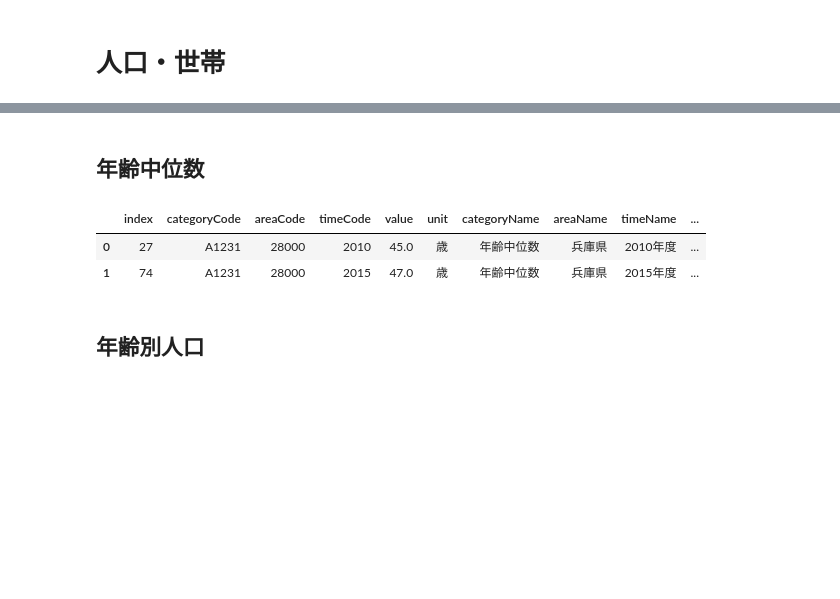
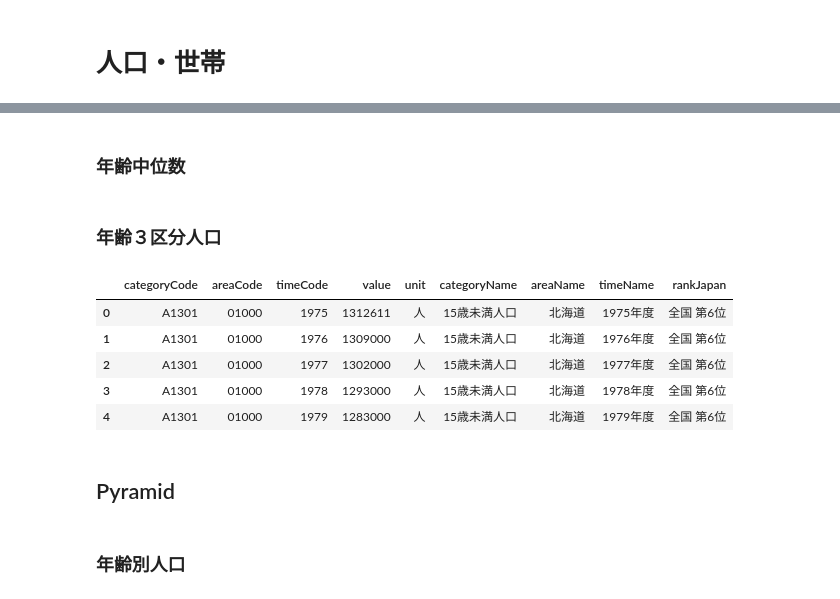
Before and after one commit to dicechick373/google-colab, a Jupyter notebook: 02_estat/10_都道府県データ作成.ipynb, the cells around one changed output, grey strips where cells are left out. Cells and saved outputs as stored; diff of their text form; code cells hidden in the pictures; blank space fills up the shorter version.

```diff
--- a/02_estat/10_都道府県データ作成.ipynb
+++ b/02_estat/10_都道府県データ作成.ipynb
@@ -154,5 +182,5 @@ save_json(card)
 # %% [markdown]
-## 年齢中位数
+### 年齢中位数
 # %%
 card = {
     'cardId': 'median-age',
@@ -160,8 +188,4 @@ card = {
         { '年齢中位数' : '0000010101_A1231' },
     ]
 }
-save_json(card)
+df = df_data(card)
-# %% [output]
-|  | index | categoryCode | areaCode | timeCode | value | unit | categoryName | areaName | timeName | ... |
-| 0 | 27 | A1231 | 28000 | 2010 | 45.0 | 歳 | 年齢中位数 | 兵庫県 | 2010年度 | ... |
-| 1 | 74 | A1231 | 28000 | 2015 | 47.0 | 歳 | 年齢中位数 | 兵庫県 | 2015年度 | ... |
@@ -167,0 +194,21 @@ save_json(card)
+# %% [markdown]
+### 年齢３区分人口
+# %%
+card = {
+    'cardId': 'age-population',
+    'categories': [
+        { '15歳未満人口' : '0000010101_A1301' },
+        { '15～64歳人口' : '0000010101_A1302' },
+        { '65歳以上人口' : '0000010101_A1303' },
+    ]
+}
+
+df = df_data(card)
+df.head()
+# %% [output]
+|  | categoryCode | areaCode | timeCode | value | unit | categoryName | areaName | timeName | rankJapan |
+| 0 | A1301 | 01000 | 1975 | 1312611 | 人 | 15歳未満人口 | 北海道 | 1975年度 | 全国 第6位 |
+| 1 | A1301 | 01000 | 1976 | 1309000 | 人 | 15歳未満人口 | 北海道 | 1976年度 | 全国 第6位 |
+| 2 | A1301 | 01000 | 1977 | 1302000 | 人 | 15歳未満人口 | 北海道 | 1977年度 | 全国 第6位 |
+| 3 | A1301 | 01000 | 1978 | 1293000 | 人 | 15歳未満人口 | 北海道 | 1978年度 | 全国 第6位 |
+| 4 | A1301 | 01000 | 1979 | 1283000 | 人 | 15歳未満人口 | 北海道 | 1979年度 | 全国 第6位 |
@@ -168,2 +217,4 @@ save_json(card)
+# %% [markdown]
+## Pyramid
 # %% [markdown]
-## 年齢別人口
+### 年齢別人口
```
Also changed, not shown: parts of 20 cells of this notebook.
